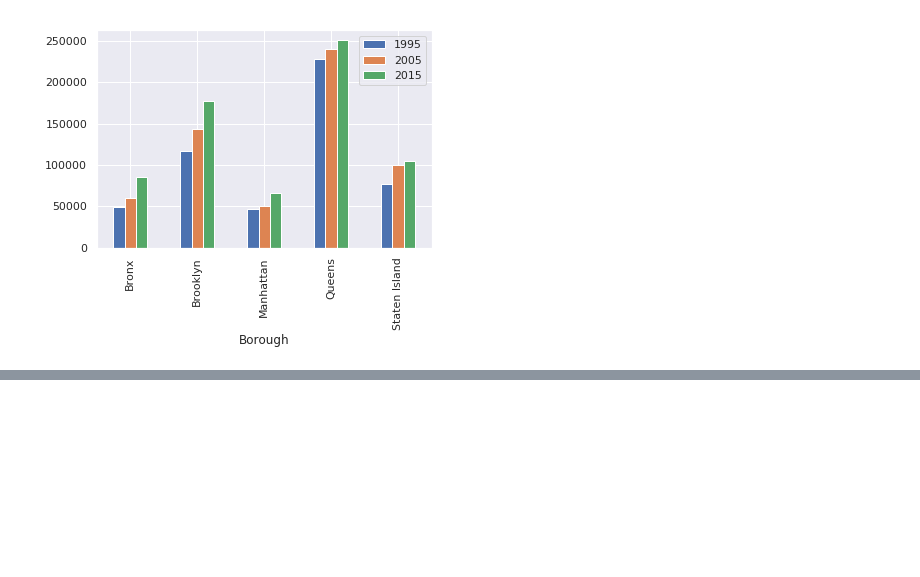
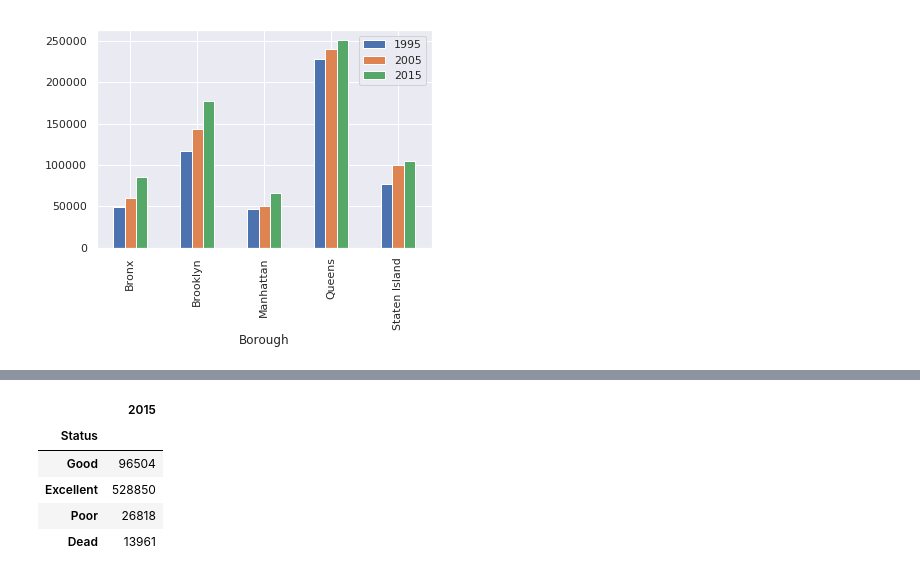
Before and after one commit to lrrbrody/TDI, a Jupyter notebook: TDI_Project_Proposal.ipynb, the cells around one changed output, grey strips where cells are left out. Cells and saved outputs as stored; diff of their text form; code cells hidden in the pictures; blank space fills up the shorter version.

```diff
--- a/TDI_Project_Proposal.ipynb
+++ b/TDI_Project_Proposal.ipynb
@@ -138,0 +151,17 @@ Counts.plot(x="Borough", y=["1995", "2005", "2015"], kind="bar")
+# %%
+Alive15=Tree15[(Tree15['status']) == "Alive"]
+Health15=Alive15.groupby('health').count()
+Health15 = Health15.iloc[:,0:1]
+Health15.columns = ['2015']
+Health15.loc[-1] = [13961]
+Status = ["Good", "Excellent", "Poor", "Dead"]
+Health15['Status'] = Status
+Health15.set_index('Status', inplace=True)
+Health15
+# %% [output]
+|  | 2015 |
+| Status |  |
+| Good | 96504 |
+| Excellent | 528850 |
+| Poor | 26818 |
+| Dead | 13961 |
```
Also changed, not shown: parts of 4 cells of this notebook.
